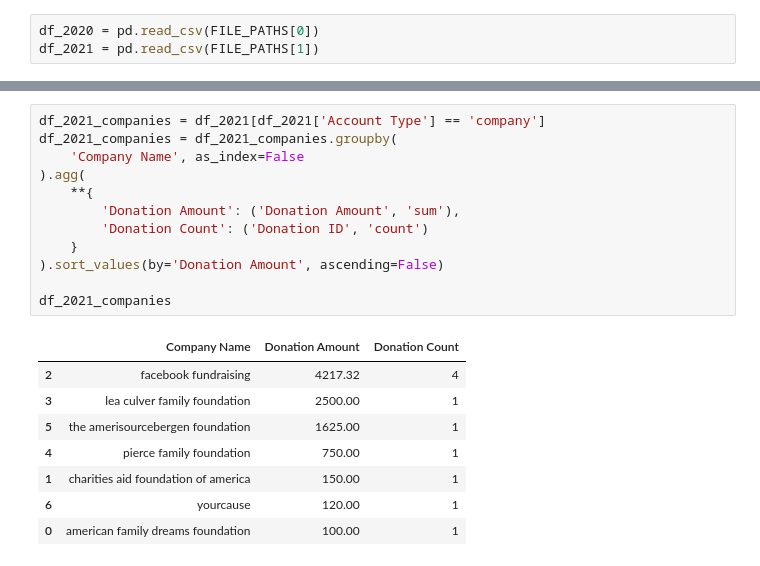
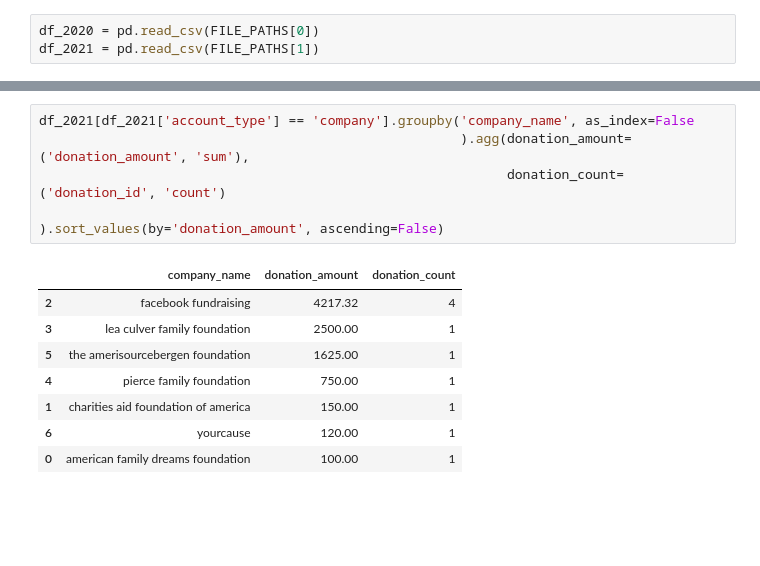
Before and after one commit to GauravChopra9/Biokind, a Jupyter notebook: companies_analysis.ipynb, the cells around one changed output, grey strips where cells are left out. Drawn from its saved outputs; the diff is of its cells as text; blank space fills up the shorter version.

```diff
--- a/companies_analysis.ipynb
+++ b/companies_analysis.ipynb
@@ -49,17 +42,10 @@ df_2020_companies
 # %%
-df_2021_companies = df_2021[df_2021['Account Type'] == 'company']
-df_2021_companies = df_2021_companies.groupby(
-    'Company Name', as_index=False
-).agg(
-    **{
-        'Donation Amount': ('Donation Amount', 'sum'),
-        'Donation Count': ('Donation ID', 'count')
-    }
-).sort_values(by='Donation Amount', ascending=False)
-
-df_2021_companies
+df_2021[df_2021['account_type'] == 'company'].groupby('company_name', as_index=False
+                                                      ).agg(donation_amount=('donation_amount', 'sum'),
+                                                            donation_count=('donation_id', 'count')
+                                                            ).sort_values(by='donation_amount', ascending=False)
 # %% [output]
-|  | Company Name | Donation Amount | Donation Count |
+|  | company_name | donation_amount | donation_count |
 | 2 | facebook fundraising | 4217.32 | 4 |
 | 3 | lea culver family foundation | 2500.00 | 1 |
 | 5 | the amerisourcebergen foundation | 1625.00 | 1 |
```
Also changed, not shown: parts of 7 cells of this notebook, 5 other files.
